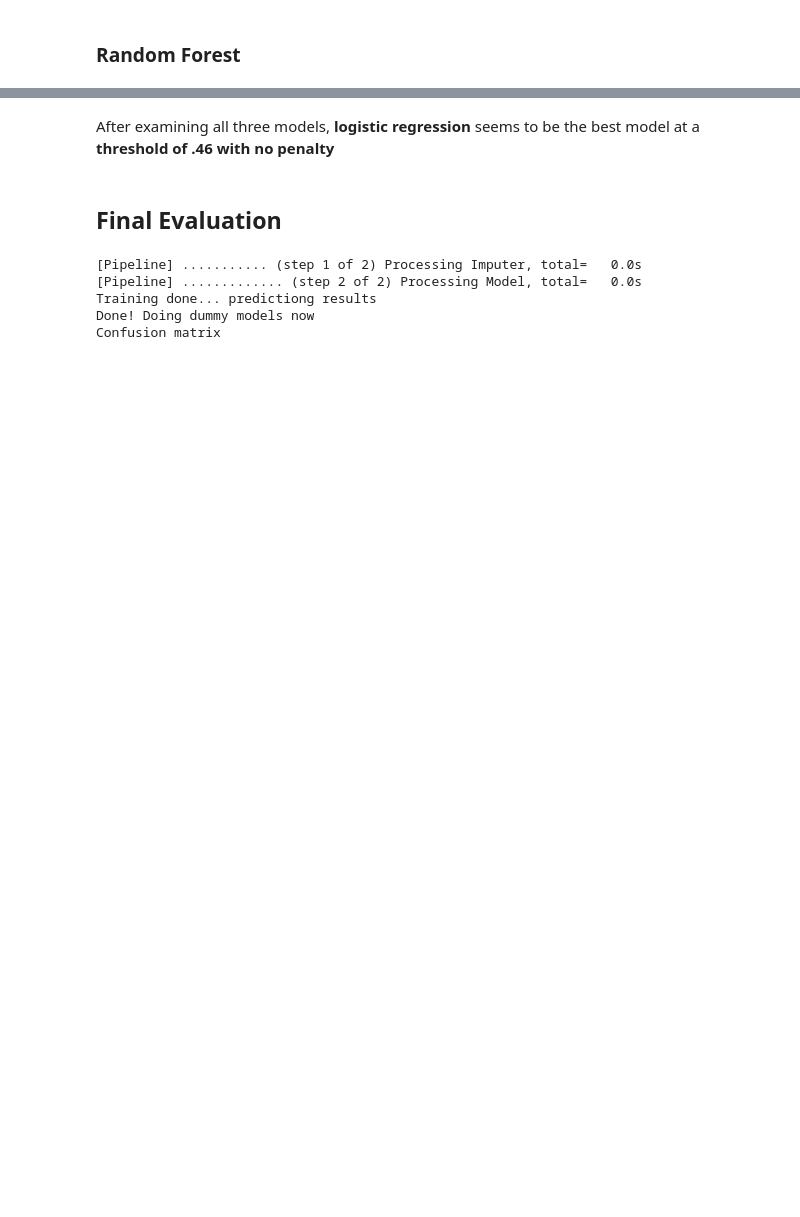
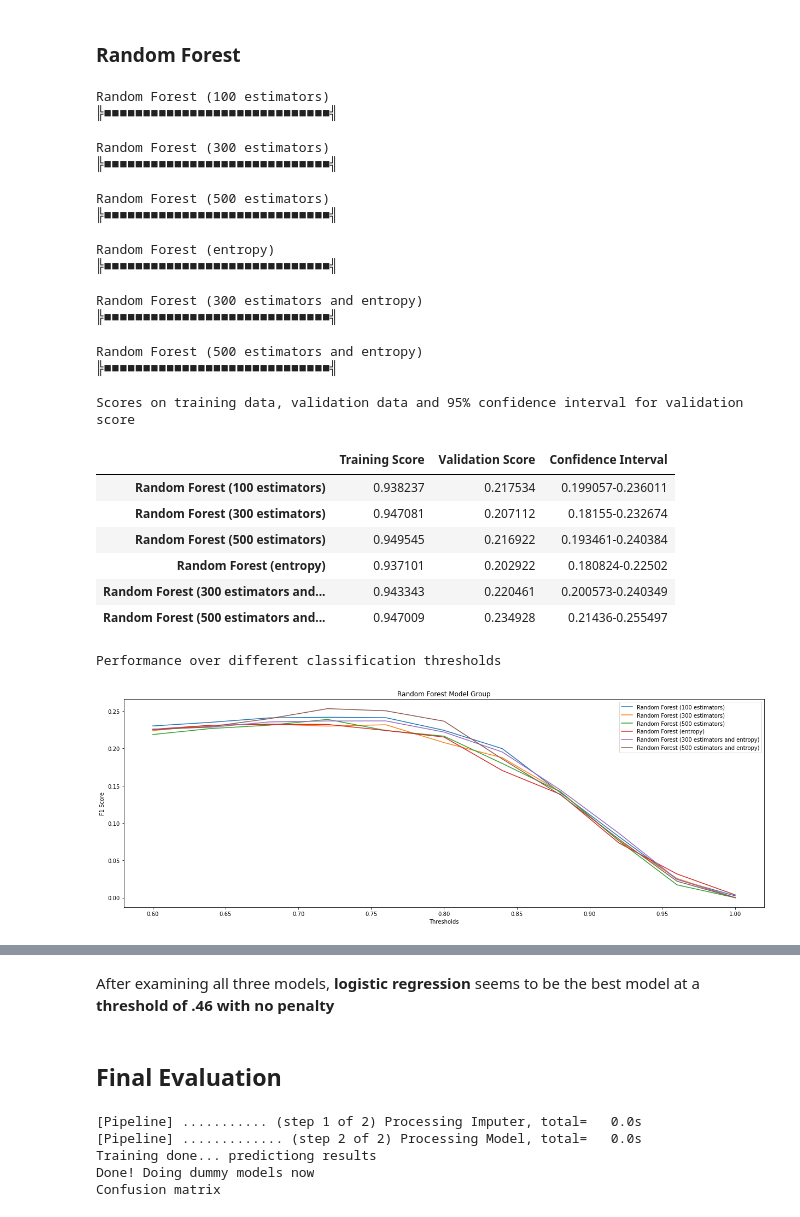
Before and after one commit to Sir-Slade/covid_prediction_project, a Jupyter notebook: PredictorExperimentsClean.ipynb, the cells around one changed output, grey strips where cells are left out. Drawn from its saved outputs; the diff is of its cells as text; code cells hidden in the pictures; blank space fills up the shorter version.

```diff
--- a/PredictorExperimentsClean.ipynb
+++ b/PredictorExperimentsClean.ipynb
@@ -626,4 +620,33 @@ rf_model_group = {
     "Random Forest (500 estimators and entropy)" : RandomForestClassifier(n_estimators=500, criterion="entropy")
 }
 # %%
-run_models(X[selected_features], y, rf_model_group, folds=30, ratio_negatives_to_positives=1, class_threshold=.88, thresholds=np.linspace(.6,1,num=11), name="Random Forest Model Group")
+run_models(X[selected_features], y, rf_model_group, folds=30, ratio_negatives_to_positives=1, class_threshold=.8, thresholds=np.linspace(.6,1,num=11), name="Random Forest Model Group")
+# %% [output]
+Random Forest (100 estimators)
+╠■■■■■■■■■■■■■■■■■■■■■■■■■■■■■╣
+
+Random Forest (300 estimators)
+╠■■■■■■■■■■■■■■■■■■■■■■■■■■■■■╣
+
+Random Forest (500 estimators)
+╠■■■■■■■■■■■■■■■■■■■■■■■■■■■■■╣
+
+Random Forest (entropy)
+╠■■■■■■■■■■■■■■■■■■■■■■■■■■■■■╣
+
+Random Forest (300 estimators and entropy)
+╠■■■■■■■■■■■■■■■■■■■■■■■■■■■■■╣
+
+Random Forest (500 estimators and entropy)
+╠■■■■■■■■■■■■■■■■■■■■■■■■■■■■■╣
+
+Scores on training data, validation data and 95% confidence interval for validation score
+|  | Training Score | Validation Score | Confidence Interval |
+| Random Forest (100 estimators) | 0.938237 | 0.217534 | 0.199057-0.236011 |
+| Random Forest (300 estimators) | 0.947081 | 0.207112 | 0.18155-0.232674 |
+| Random Forest (500 estimators) | 0.949545 | 0.216922 | 0.193461-0.240384 |
+| Random Forest (entropy) | 0.937101 | 0.202922 | 0.180824-0.22502 |
+| Random Forest (300 estimators and... | 0.943343 | 0.220461 | 0.200573-0.240349 |
+| Random Forest (500 estimators and... | 0.947009 | 0.234928 | 0.21436-0.255497 |
+Performance over different classification thresholds
+[figure, added]
```
Also changed, not shown: parts of 14 cells of this notebook, 4 other files.
